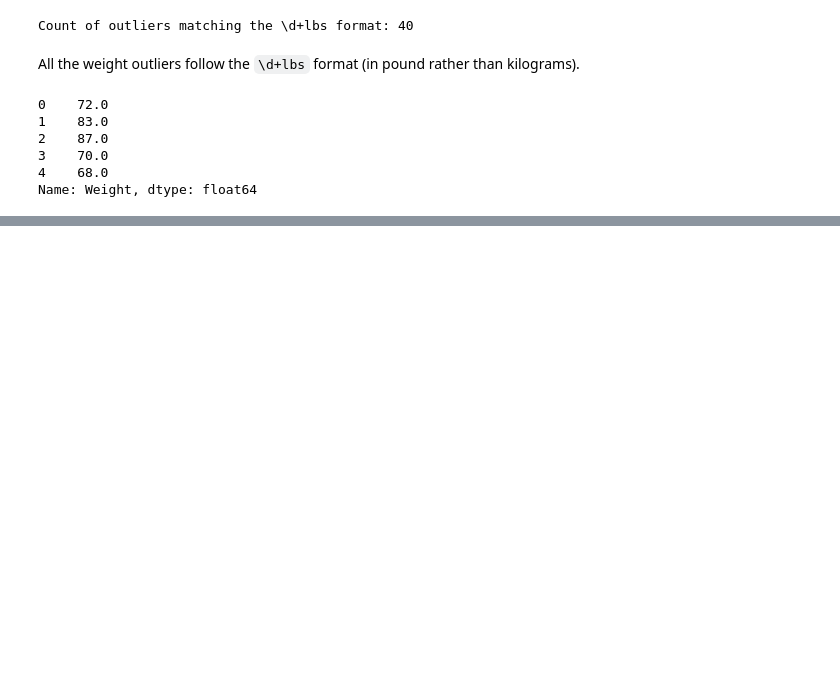
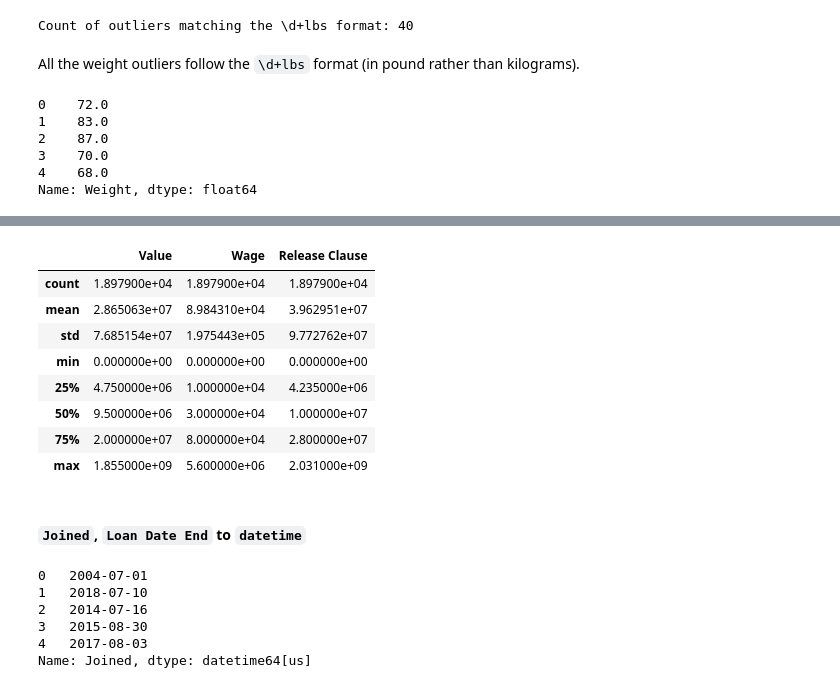
Before and after one commit to Gerum-Berhanu/data-cleaning, a Jupyter notebook: projects/04_fifa_21/data_cleaning.ipynb, the cells around one changed output, grey strips where cells are left out. Saved outputs shown, nothing was run; the diff lists cells and outputs as text; code cells hidden in the pictures; blank space fills up the shorter version.

Commit message:
value, wage, release clause to float; joined, loan date end to datetime

```diff
--- a/projects/04_fifa_21/data_cleaning.ipynb
+++ b/projects/04_fifa_21/data_cleaning.ipynb
@@ -355,0 +413,25 @@ Name: Weight, dtype: float64
+# %%
+def to_million_float(value_str: str):
+    if pd.isna(value_str):
+        return pd.NA
+
+    value_str = value_str.strip().replace("€", "")
+
+    if "M" in value_str:
+        value_float = float(value_str.replace("M", "")) * 10e6
+        return value_float
+
+    elif "K" in value_str:
+        value_float = float(value_str.replace("K", "")) * 10e3
+        return value_float
+
+    else:
+        return float(value_str)
+
+df_info["Value"] = df_info["Value"].apply(to_million_float)
+df_info["Wage"] = df_info["Wage"].apply(to_million_float)
+df_info["Release Clause"] = df_info["Release Clause"].apply(to_million_float)
+
+display(df_info["Value"].head())
+display(df_info["Wage"].head())
+display(df_info["Release Clause"].head())
@@ -355,0 +457,26 @@ Name: Weight, dtype: float64
+# %%
+df_info.describe()[["Value", "Wage", "Release Clause"]]
+# %% [output]
+|  | Value | Wage | Release Clause |
+| count | 1.897900e+04 | 1.897900e+04 | 1.897900e+04 |
+| mean | 2.865063e+07 | 8.984310e+04 | 3.962951e+07 |
+| std | 7.685154e+07 | 1.975443e+05 | 9.772762e+07 |
+| min | 0.000000e+00 | 0.000000e+00 | 0.000000e+00 |
+| 25% | 4.750000e+06 | 1.000000e+04 | 4.235000e+06 |
+| 50% | 9.500000e+06 | 3.000000e+04 | 1.000000e+07 |
+| 75% | 2.000000e+07 | 8.000000e+04 | 2.800000e+07 |
+| max | 1.855000e+09 | 5.600000e+06 | 2.031000e+09 |
+# %% [markdown]
+#### `Joined`, `Loan Date End` to `datetime`
+# %%
+cols_to_datetime = ["Joined", "Loan Date End"]
+df_info[cols_to_datetime] = df_info[cols_to_datetime].apply(pd.to_datetime, errors="coerce")
+
+df_info[["Joined", "Loan Date End"]].head()
+# %% [output]
+0   2004-07-01
+1   2018-07-10
+2   2014-07-16
+3   2015-08-30
+4   2017-08-03
+Name: Joined, dtype: datetime64[us]
```
Also changed, not shown: parts of 6 cells of this notebook.
